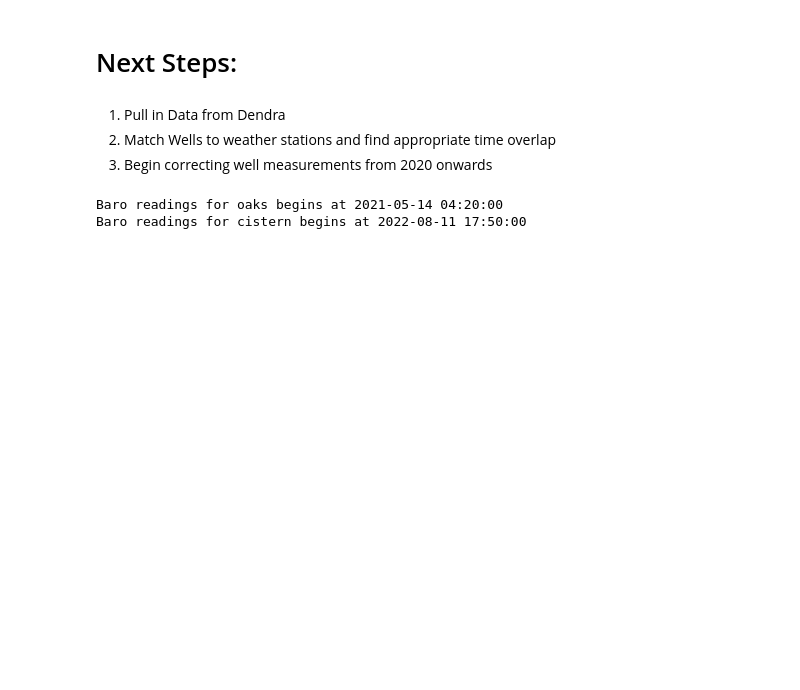
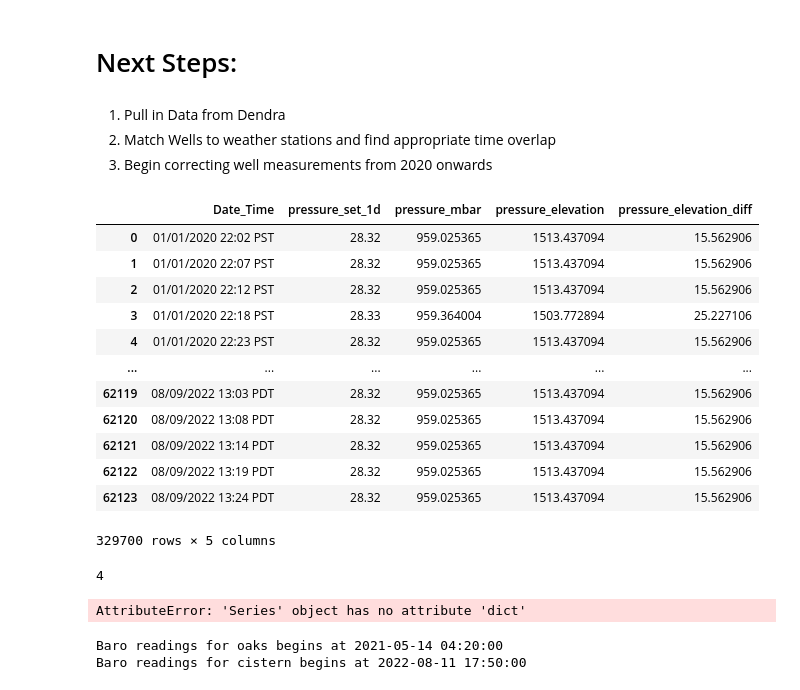
Before and after one commit to tnc-ca-geo/dangermondpreserve, a Jupyter notebook: Notebooks/well_data_read.ipynb, the cells around one changed output. Drawn from its saved outputs; the diff is of its cells as text; code cells hidden in the pictures; blank space fills up the shorter version.

```diff
--- a/Notebooks/well_data_read.ipynb
+++ b/Notebooks/well_data_read.ipynb
@@ -279,0 +288,38 @@ baros_tinta = baros.loc[baros['tinta'].notna()][["time", "tinta"]]
+# %%
+#Dendra Data Pull
+baros = pd.read_csv(f"{data_dir}/HistoricalWellSynthesis/Data/baro_readings.csv")
+baros['mean_baro'] = baros.drop("time", axis=1).mean(axis=1)
+baros['time'] = pd.to_datetime(baros['time'])
+
+
+baro_2020 = pd.read_csv(f"{data_dir}/HistoricalWellSynthesis/Data/baro_2020.csv")
+baro_2021 = pd.read_csv(f"{data_dir}/HistoricalWellSynthesis/Data/baro_2021.csv")
+baro_2022 = pd.read_csv(f"{data_dir}/HistoricalWellSynthesis/Data/baro_2022.csv")
+baro_2023 = pd.read_csv(f"{data_dir}/HistoricalWellSynthesis/Data/baro_2023.csv")
+# %%
+baro_2020_2023 = pd.concat([baro_2020, baro_2021, baro_2022, baro_2023])
+baro_2020_2023 = baro_2020_2023[['Date_Time', 'pressure_set_1d']]
+
+baro_2020_2023['pressure_mbar'] = baro_2020_2023['pressure_set_1d'] * 33.86389
+# %%
+baro_2020_2023['pressure_elevation'] = (1 -((baro_2020_2023['pressure_mbar']/1013.25)**0.190284))*145366.45
+baro_2020_2023['pressure_elevation_diff'] = 1529 - baro_2020_2023['pressure_elevation']
+baro_2020_2023
+# %% [output]
+|  | Date_Time | pressure_set_1d | pressure_mbar | pressure_elevation | pressure_elevation_diff |
+| 0 | 01/01/2020 22:02 PST | 28.32 | 959.025365 | 1513.437094 | 15.562906 |
+| 1 | 01/01/2020 22:07 PST | 28.32 | 959.025365 | 1513.437094 | 15.562906 |
+| 2 | 01/01/2020 22:12 PST | 28.32 | 959.025365 | 1513.437094 | 15.562906 |
+| 3 | 01/01/2020 22:18 PST | 28.33 | 959.364004 | 1503.772894 | 25.227106 |
+| 4 | 01/01/2020 22:23 PST | 28.32 | 959.025365 | 1513.437094 | 15.562906 |
+| ... | ... | ... | ... | ... | ... |
+| 62119 | 08/09/2022 13:03 PDT | 28.32 | 959.025365 | 1513.437094 | 15.562906 |
+| 62120 | 08/09/2022 13:08 PDT | 28.32 | 959.025365 | 1513.437094 | 15.562906 |
+| 62121 | 08/09/2022 13:14 PDT | 28.32 | 959.025365 | 1513.437094 | 15.562906 |
+| 62122 | 08/09/2022 13:19 PDT | 28.32 | 959.025365 | 1513.437094 | 15.562906 |
+| 62123 | 08/09/2022 13:24 PDT | 28.32 | 959.025365 | 1513.437094 | 15.562906 |
+329700 rows × 5 columns
+# %%
+full_well_data.level.isna().sum()
+# %% [output]
+4
@@ -280,3 +334,7 @@ baros_tinta = baros.loc[baros['tinta'].notna()][["time", "tinta"]]
+# %%
+WellDevices.sort_values("Altitude").groupby("Location").first()['Altitude'].dict()
+# %% [output]
+AttributeError: 'Series' object has no attribute 'dict'
 # %%
 print(f"Baro readings for oaks begins at {min(baros_oaks['time'])}")
 print(f"Baro readings for cistern begins at {min(baros_cistern['time'])}")
```
Also changed, not shown: parts of 14 cells of this notebook.
